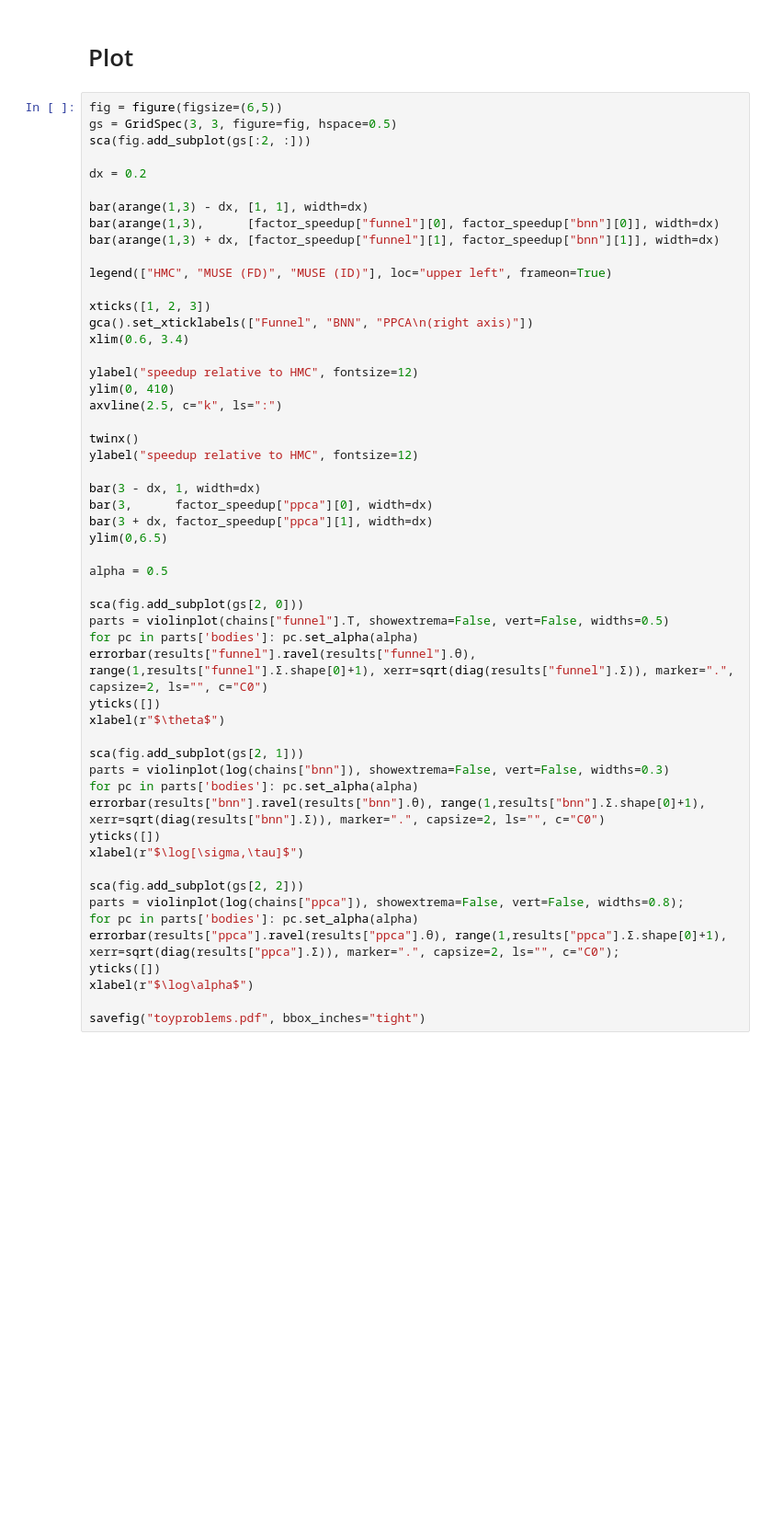
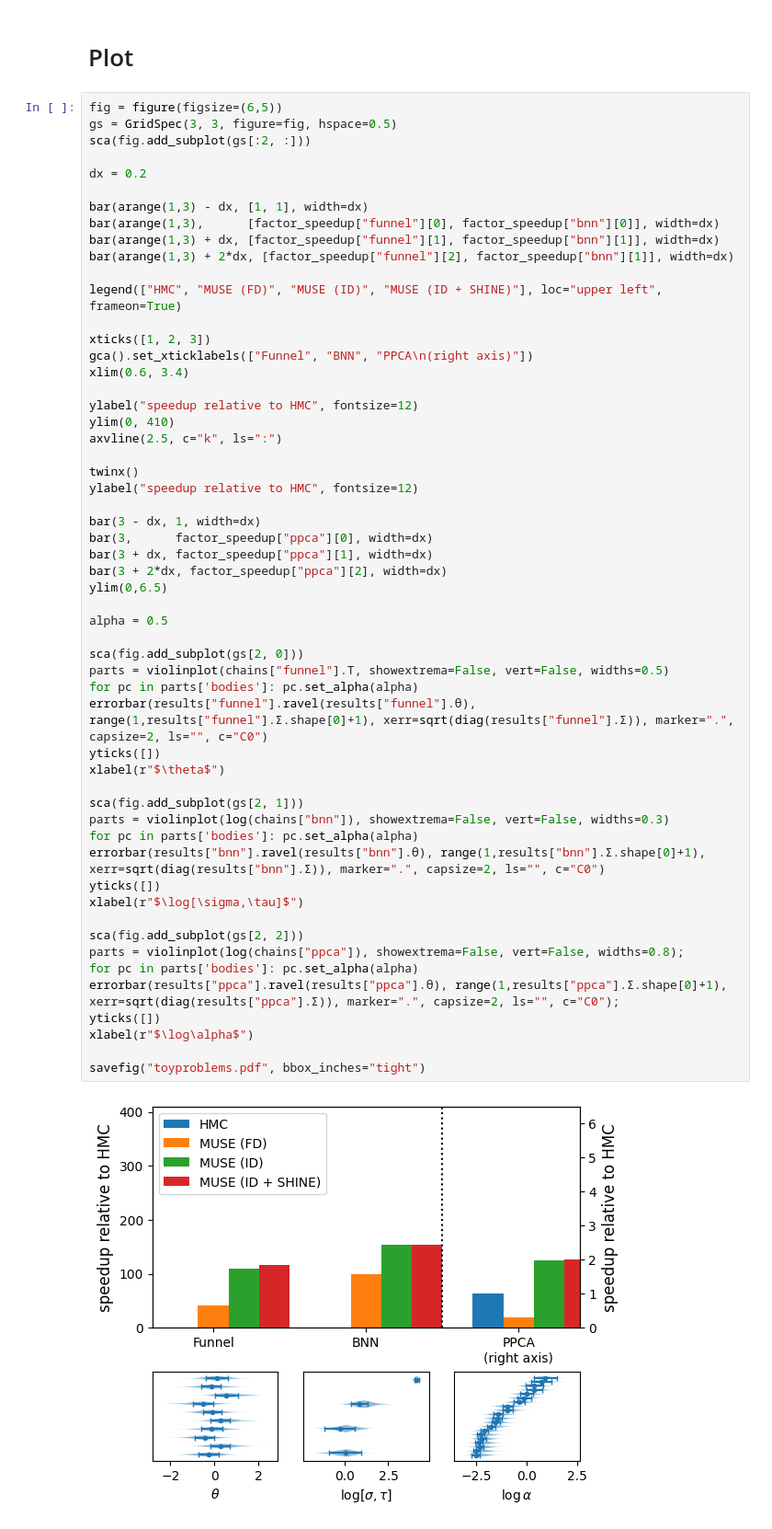
Before and after one commit to zaccharieramzi/muse_inference, a Jupyter notebook: toy_problems.ipynb, the cells around one changed output. Shown: that part at 92% size. Drawn from its saved outputs; the diff is of its cells as text; blank space fills up the shorter version.

```diff
--- a/toy_problems.ipynb
+++ b/toy_problems.ipynb
@@ -603,8 +628,9 @@ dx = 0.2
 bar(arange(1,3) - dx, [1, 1], width=dx)
 bar(arange(1,3),      [factor_speedup["funnel"][0], factor_speedup["bnn"][0]], width=dx)
 bar(arange(1,3) + dx, [factor_speedup["funnel"][1], factor_speedup["bnn"][1]], width=dx)
+bar(arange(1,3) + 2*dx, [factor_speedup["funnel"][2], factor_speedup["bnn"][1]], width=dx)
 
-legend(["HMC", "MUSE (FD)", "MUSE (ID)"], loc="upper left", frameon=True)
+legend(["HMC", "MUSE (FD)", "MUSE (ID)", "MUSE (ID + SHINE)"], loc="upper left", frameon=True)
 
 xticks([1, 2, 3])
 gca().set_xticklabels(["Funnel", "BNN", "PPCA\n(right axis)"])
@@ -619,32 +645,35 @@ ylabel("speedup relative to HMC", fontsize=12)
 
 bar(3 - dx, 1, width=dx)
 bar(3,      factor_speedup["ppca"][0], width=dx)
 bar(3 + dx, factor_speedup["ppca"][1], width=dx)
+bar(3 + 2*dx, factor_speedup["ppca"][2], width=dx)
 ylim(0,6.5)
 
 alpha = 0.5
 
 sca(fig.add_subplot(gs[2, 0]))
 parts = violinplot(chains["funnel"].T, showextrema=False, vert=False, widths=0.5)
 for pc in parts['bodies']: pc.set_alpha(alpha)
 errorbar(results["funnel"].ravel(results["funnel"].θ), range(1,results["funnel"].Σ.shape[0]+1), xerr=sqrt(diag(results["funnel"].Σ)), marker=".", capsize=2, ls="", c="C0")
 yticks([])
 xlabel(r"$\theta$")
 
 sca(fig.add_subplot(gs[2, 1]))
 parts = violinplot(log(chains["bnn"]), showextrema=False, vert=False, widths=0.3)
 for pc in parts['bodies']: pc.set_alpha(alpha)
 errorbar(results["bnn"].ravel(results["bnn"].θ), range(1,results["bnn"].Σ.shape[0]+1), xerr=sqrt(diag(results["bnn"].Σ)), marker=".", capsize=2, ls="", c="C0")
 yticks([])
 xlabel(r"$\log[\sigma,\tau]$")
 
 sca(fig.add_subplot(gs[2, 2]))
 parts = violinplot(log(chains["ppca"]), showextrema=False, vert=False, widths=0.8);
 for pc in parts['bodies']: pc.set_alpha(alpha)
 errorbar(results["ppca"].ravel(results["ppca"].θ), range(1,results["ppca"].Σ.shape[0]+1), xerr=sqrt(diag(results["ppca"].Σ)), marker=".", capsize=2, ls="", c="C0");
 yticks([])
 xlabel(r"$\log\alpha$")
 
 savefig("toyproblems.pdf", bbox_inches="tight")
+# %% [output]
+[figure, added]
 # %%
 factor_speedup["funnel"][0], factor_speedup["bnn"][0], factor_speedup["ppca"][0]
```
Also changed, not shown: parts of 24 cells of this notebook.
